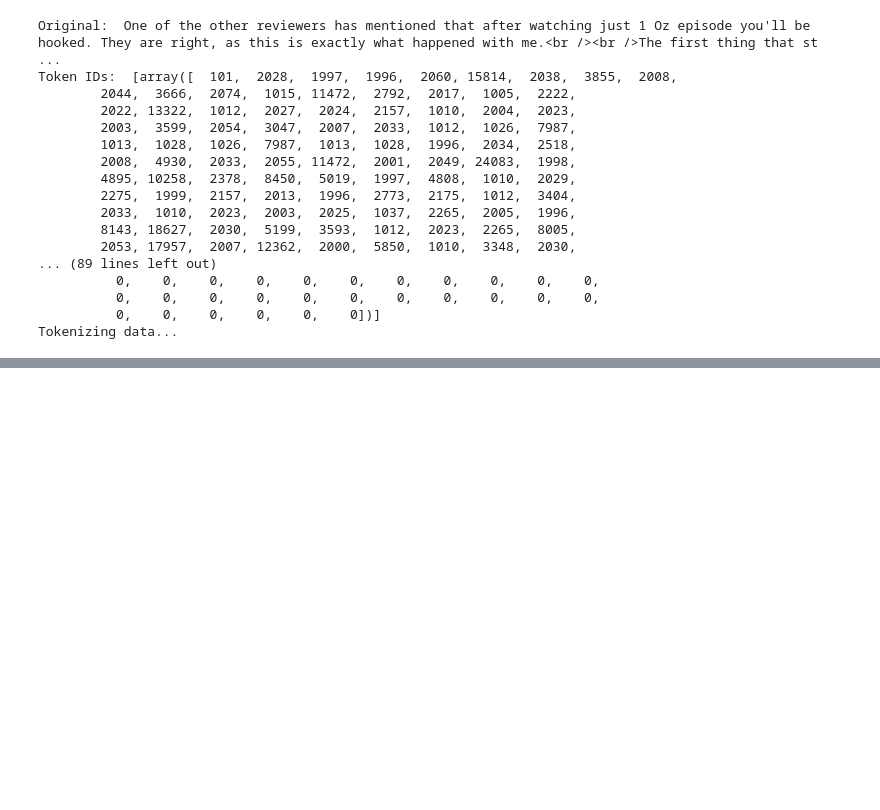
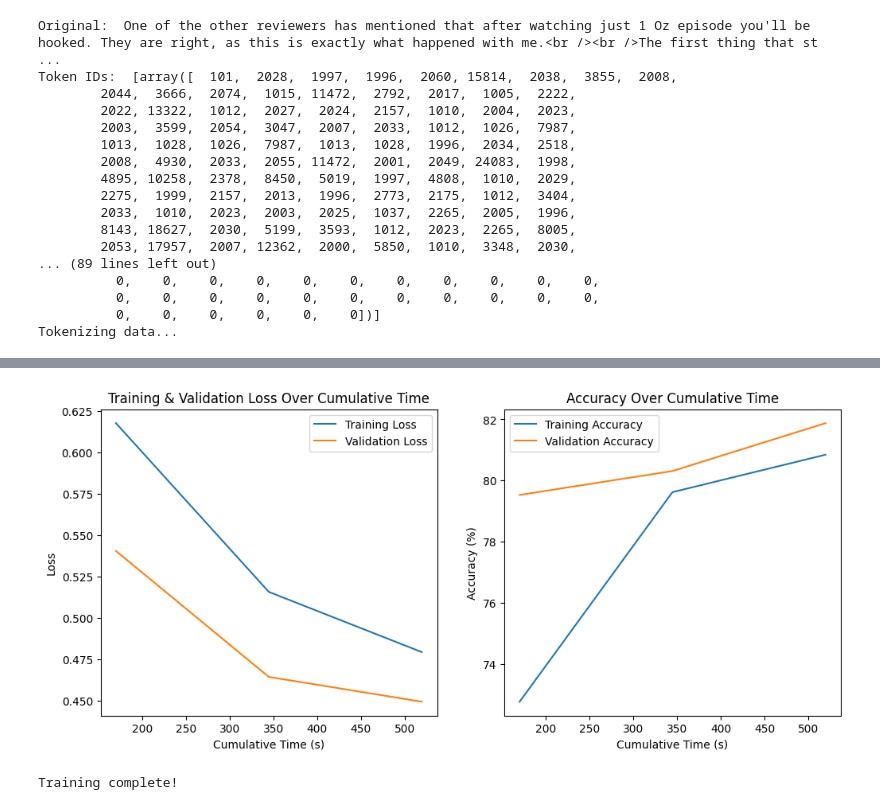
Before and after one commit to PuchToTalk/LLM, a Jupyter notebook: IMDB_classification.ipynb, the cells around one changed output, grey strips where cells are left out. Cells and saved outputs as stored; diff of their text form; code cells hidden in the pictures; blank space fills up the shorter version.

```diff
--- a/IMDB_classification.ipynb
+++ b/IMDB_classification.ipynb
@@ -414,7 +410,7 @@ def evaluate(model, val_dataloader, device):
 # %%
 set_seed(42)    # Set seed for reproducibility
-bert_classifier, optimizer, scheduler = initialize_model(epochs=1)
-train(bert_classifier, train_dataloader, val_dataloader, epochs=1, evaluation=True)
+bert_classifier, optimizer, scheduler = initialize_model(epochs=3)
+train(bert_classifier, train_dataloader, val_dataloader, epochs=3, evaluation=True)
 # %% [output]
 Start training...
 
@@ -438,3 +432,5 @@ Training complete!
+[figure, added]
+Training complete!
 # %%
 evaluate(bert_classifier, val_dataloader, device='cuda')
 # %% [output]
```
Also changed, not shown: parts of 10 cells of this notebook.
